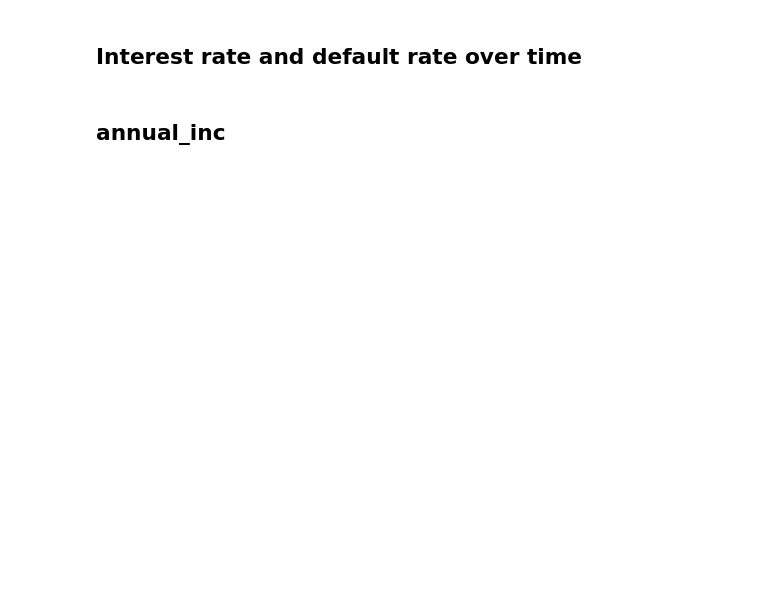
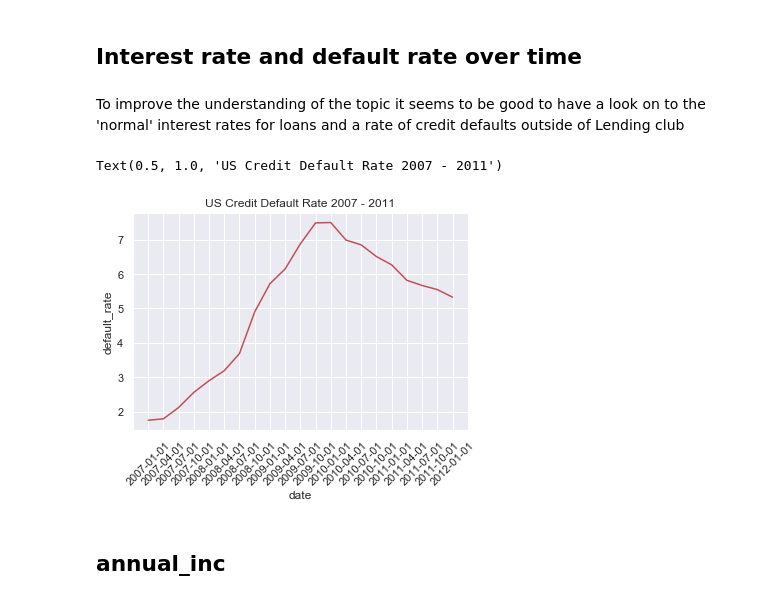
Before and after one commit to torben90/NF_Prj_LendingClub, a Jupyter notebook: LendingClub_Main.ipynb, the cells around one changed output. Saved outputs shown, nothing was run; the diff lists cells and outputs as text; code cells hidden in the pictures; blank space fills up the shorter version.

```diff
--- a/LendingClub_Main.ipynb
+++ b/LendingClub_Main.ipynb
@@ -25,8 +29,15 @@ For this project we chose a dataset from Lending Club approved personal loans be
 # %% [markdown]
 ## import of relevant modules
 # %%
+import math
+import os
 import numpy as np
 import pandas as pd
+import matplotlib.pyplot as plt
+import seaborn as sns
+import re
+
+sns.set()
 # %% [markdown]
 ## Macros
 # %%
@@ -56,4 +179,19 @@ cleaning_pass_02
 # %% [markdown]
 ## Interest rate and default rate over time
+# %% [markdown]
+To improve the understanding of the topic it seems to be good to have a look on to the 'normal' interest rates for loans and a rate of credit defaults outside of Lending club
+# %%
+# credit default rate US from 2007 to 2011
+# source: https://www.federalreserve.gov/datadownload/Choose.aspx?rel=CHGDEL
+cdr_us = pd.read_csv('./data/DRALACBN.csv').rename(columns={'DATE':'date','DRALACBN':'default_rate'})
+time_df = pd.read_csv(DATA_FOLDER + 'loans_2007.csv')
+# %%
+# plotting the cdr
+f=sns.lineplot(x='date',y='default_rate',data=cdr_us,color='r')
+plt.xticks(rotation=45);
+plt.title('US Credit Default Rate 2007 - 2011')
+# %% [output]
+Text(0.5, 1.0, 'US Credit Default Rate 2007 - 2011')
+[figure, added]
 # %% [markdown]
 ## annual_inc
```
Also changed, not shown: parts of 79 cells of this notebook.
